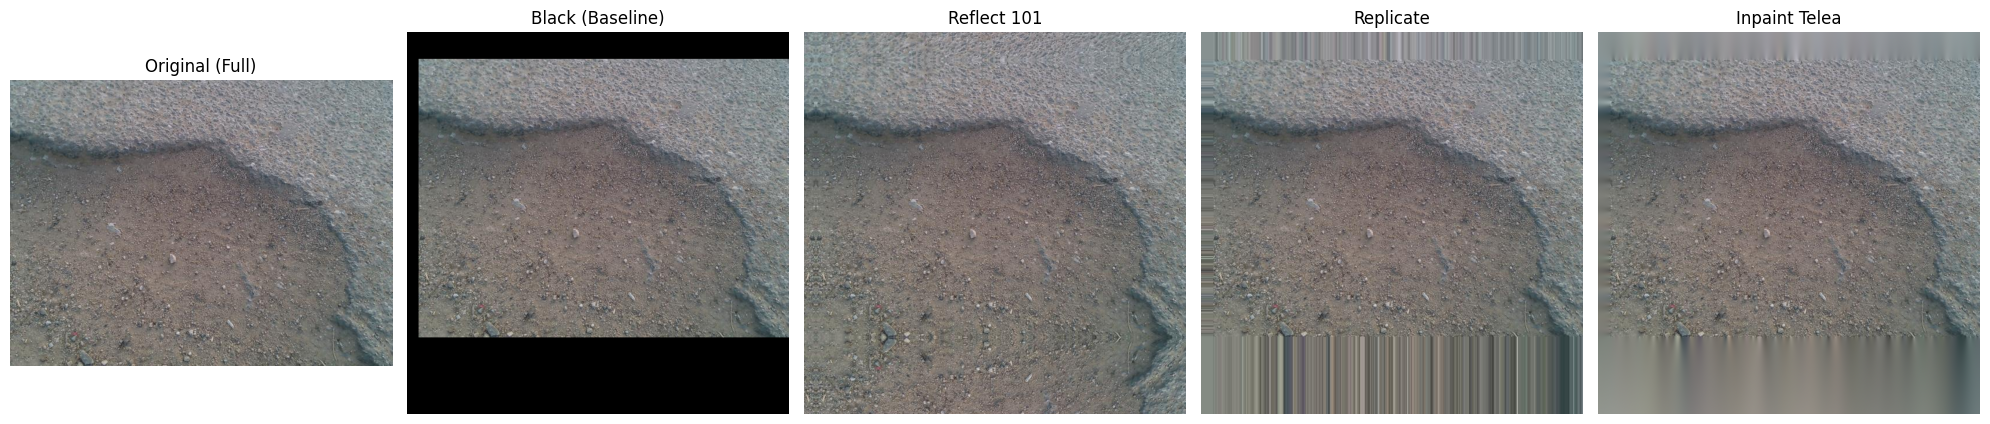
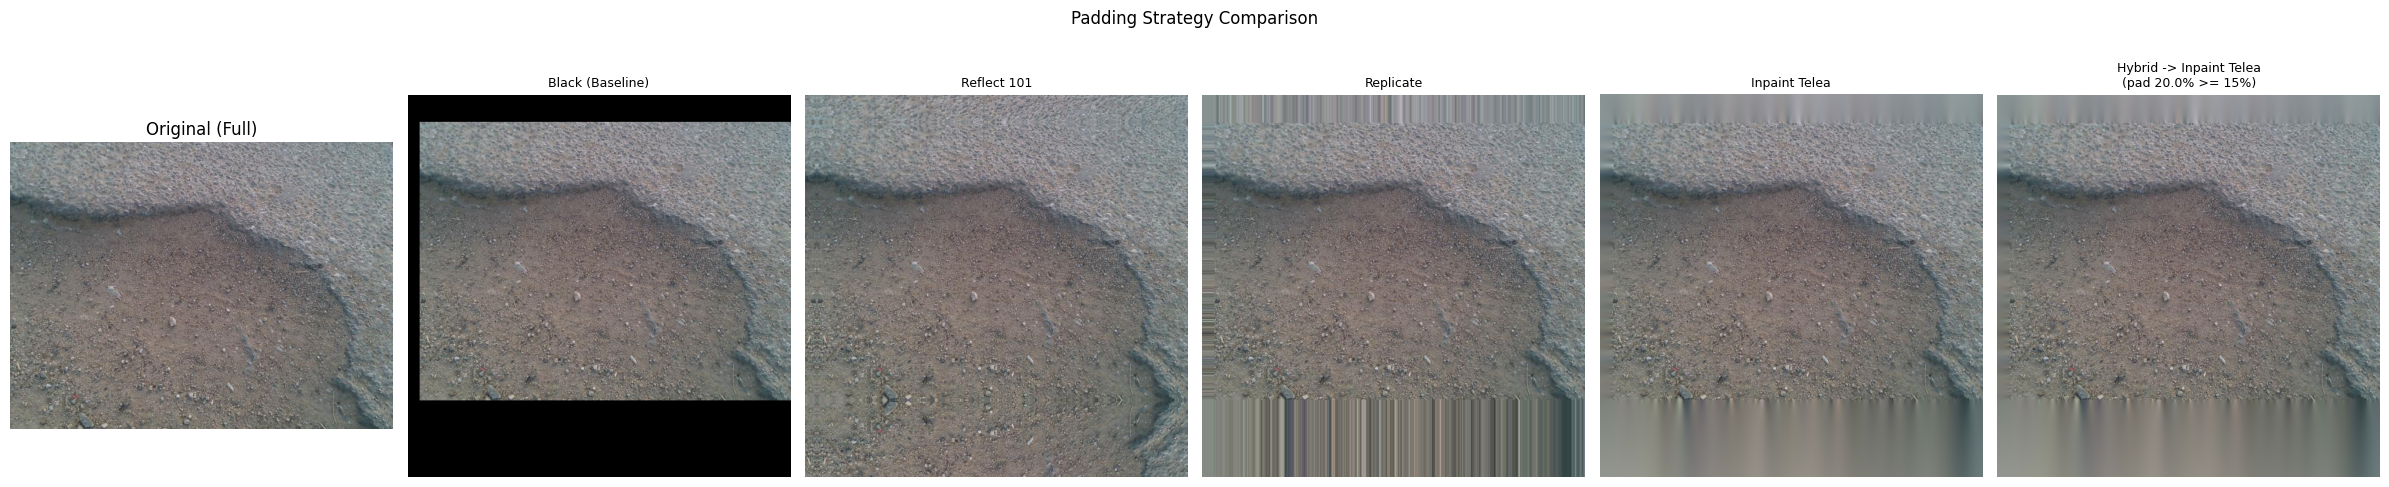
Code edit (unified diff) that turned the first committed figure into the second:
--- before
+++ after
@@ -2,39 +2,54 @@
     y_min, y_max, x_min, x_max = bbox
     h, w = image.shape[:2]
-    
+
     # Calculate padding amounts
-    pad_top = max(0, -y_min)
+    pad_top    = max(0, -y_min)
     pad_bottom = max(0, y_max - h)
-    pad_left = max(0, -x_min)
-    pad_right = max(0, x_max - w)
-    
-    # 1. Black (Baseline - reuse existing utility)
+    pad_left   = max(0, -x_min)
+    pad_right  = max(0, x_max - w)
+
+    # 1. Black (Baseline)
     crop_black = apply_square_crop(image, bbox)
-    
+
     # 2. Reflect 101
-    img_padded_reflect = cv2.copyMakeBorder(image, pad_top, pad_bottom, pad_left, pad_right, cv2.BORDER_REFLECT_101)
-    crop_reflect = img_padded_reflect[y_min+pad_top : y_max+pad_top, x_min+pad_left : x_max+pad_left]
-    
+    img_r = cv2.copyMakeBorder(image, pad_top, pad_bottom, pad_left, pad_right, cv2.BORDER_REFLECT_101)
+    crop_reflect = img_r[y_min+pad_top : y_max+pad_top, x_min+pad_left : x_max+pad_left]
+
     # 3. Replicate
-    img_padded_rep = cv2.copyMakeBorder(image, pad_top, pad_bottom, pad_left, pad_right, cv2.BORDER_REPLICATE)
-    crop_replicate = img_padded_rep[y_min+pad_top : y_max+pad_top, x_min+pad_left : x_max+pad_left]
-    
+    img_rep = cv2.copyMakeBorder(image, pad_top, pad_bottom, pad_left, pad_right, cv2.BORDER_REPLICATE)
+    crop_replicate = img_rep[y_min+pad_top : y_max+pad_top, x_min+pad_left : x_max+pad_left]
+
     # 4. Inpaint (Telea)
-    # Generate mask for missing pixels
-    mask = np.zeros((crop_black.shape[0], crop_black.shape[1]), dtype=np.uint8)
     src_y_min, src_y_max = max(0, y_min), min(h, y_max)
     src_x_min, src_x_max = max(0, x_min), min(w, x_max)
     dst_y_min, dst_y_max = src_y_min - y_min, src_y_max - y_min
     dst_x_min, dst_x_max = src_x_min - x_min, src_x_max - x_min
-    
-    mask.fill(255)
+    mask = np.full((crop_black.shape[0], crop_black.shape[1]), 255, dtype=np.uint8)
     mask[dst_y_min:dst_y_max, dst_x_min:dst_x_max] = 0
     crop_inpaint = cv2.inpaint(crop_black, mask, inpaintRadius=3, flags=cv2.INPAINT_TELEA)
-    
+
+    # 5. Hybrid: Reflect 101 for small padding, Replicate for large padding
+    #    Rationale: Reflect is best for road texture continuity BUT when the pothole
+    #    itself is clipped at the camera border, reflect mirrors the hole into the
+    #    padding producing wrong geometry for the CLIP encoder.
+    #    Threshold = 15% of crop size: below this the reflected artifact is negligible.
+    crop_size = y_max - y_min  # square crop side length
+    max_padding = max(pad_top, pad_bottom, pad_left, pad_right)
+    pad_ratio = max_padding / crop_size if crop_size > 0 else 0
+    HYBRID_THRESHOLD = 0.15
+
+    if pad_ratio < HYBRID_THRESHOLD:
+        crop_hybrid = crop_reflect
+        hybrid_label = f"Hybrid -> Reflect 101\n(pad {pad_ratio:.1%} < {HYBRID_THRESHOLD:.0%})"
+    else:
+        crop_hybrid = crop_inpaint
+        hybrid_label = f"Hybrid -> Inpaint Telea\n(pad {pad_ratio:.1%} >= {HYBRID_THRESHOLD:.0%})"
+
     return {
         "Black (Baseline)": crop_black,
         "Reflect 101": crop_reflect,
         "Replicate": crop_replicate,
-        "Inpaint Telea": crop_inpaint
+        "Inpaint Telea": crop_inpaint,
+        hybrid_label: crop_hybrid,
     }
 
@@ -43,5 +58,5 @@
 
 # Visualization
-fig, axes = plt.subplots(1, 5, figsize=(20, 5))
+fig, axes = plt.subplots(1, 6, figsize=(24, 5))
 
 axes[0].imshow(rgb_img)
@@ -51,15 +66,29 @@
 for i, (name, img) in enumerate(strategies.items(), 1):
     axes[i].imshow(img)
-    axes[i].set_title(name)
+    axes[i].set_title(name, fontsize=9)
     axes[i].axis("off")
 
+plt.suptitle("Padding Strategy Comparison", fontsize=12, y=1.02)
 plt.tight_layout()
 plt.show()
 
-# Print if padding was actually needed for this sample
-pad_sum = sum([max(0, -square_bbox[0]), max(0, square_bbox[1] - rgb_img.shape[0]), 
-               max(0, -square_bbox[2]), max(0, square_bbox[3] - rgb_img.shape[1])])
-if pad_sum == 0:
-    print("WARNING: This sample does not require padding. Try another sample_idx (e.g., near boundaries) to see the difference.")
+# Diagnostic info
+y_min, y_max, x_min, x_max = square_bbox
+h, w = rgb_img.shape[:2]
+pad_top    = max(0, -y_min)
+pad_bottom = max(0, y_max - h)
+pad_left   = max(0, -x_min)
+pad_right  = max(0, x_max - w)
+max_padding = max(pad_top, pad_bottom, pad_left, pad_right)
+crop_size = y_max - y_min
+pad_ratio = max_padding / crop_size if crop_size > 0 else 0
+
+print(f"Crop size  : {crop_size}px")
+print(f"Max padding: {max_padding}px  ({pad_ratio:.1%} of crop)")
+print(f"Hybrid threshold: 15%")
+if pad_ratio == 0:
+    print("NOTE: No padding needed for this sample. Change sample_idx to an edge case to see the difference.")
+elif pad_ratio < 0.15:
+    print("Hybrid chose Reflect 101 — padding is small, mirroring artifact is negligible.")
 else:
-    print(f"Padding detected ({pad_sum}px total). Comparison is relevant.")
+    print("Hybrid chose Inpaint Telea — large padding signals pothole clipped at camera border.")

Commit: feat: test hybrid pjadding for croped potholes